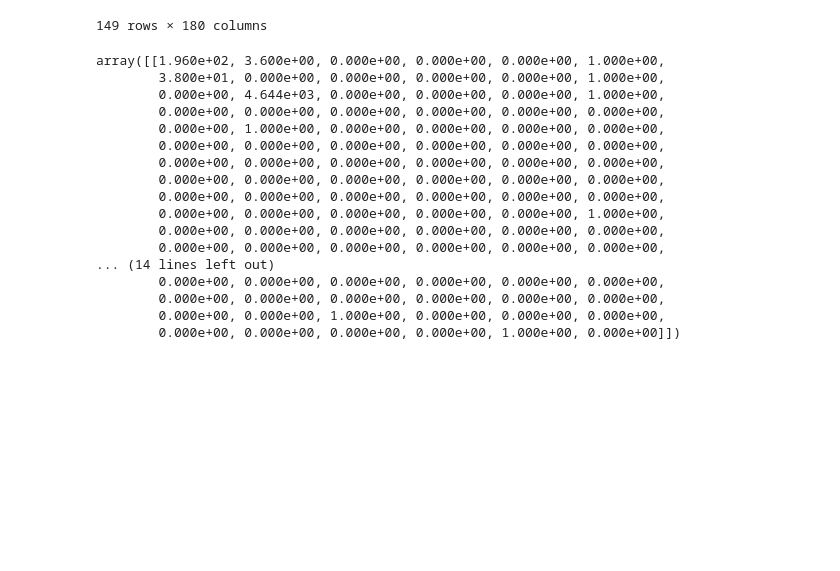
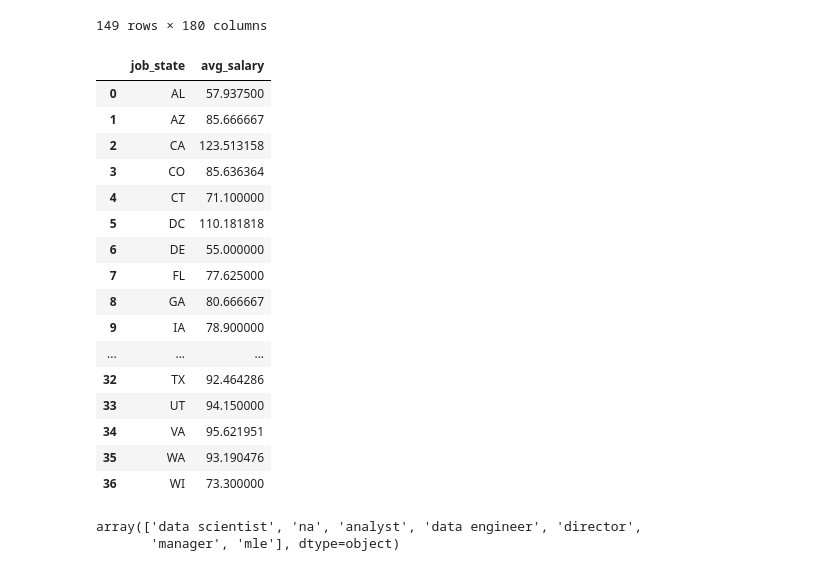
Before and after one commit to Sud-ranjan/dataScience_salaries, a Jupyter notebook: data_exploration.ipynb, the cells around one changed output. Cells and saved outputs as stored; diff of their text form; code cells hidden in the pictures; blank space fills up the shorter version.

```diff
--- a/data_exploration.ipynb
+++ b/data_exploration.ipynb
@@ -344,23 +331,33 @@ test_df
 | 147 | 44 | 4.3 | 0 | 3 | 0 | 1 | 31 | 1 | ... |
 | 148 | 70 | 4.4 | 0 | 0 | 0 | 0 | 9 | 1 | ... |
 149 rows × 180 columns
-# %%
-test_df.iloc[1,:].values.reshape(1,-1)
-# %% [output]
-array([[1.960e+02, 3.600e+00, 0.000e+00, 0.000e+00, 0.000e+00, 1.000e+00,
-        3.800e+01, 0.000e+00, 0.000e+00, 0.000e+00, 0.000e+00, 1.000e+00,
-        0.000e+00, 4.644e+03, 0.000e+00, 0.000e+00, 0.000e+00, 1.000e+00,
-        0.000e+00, 0.000e+00, 0.000e+00, 0.000e+00, 0.000e+00, 0.000e+00,
-        0.000e+00, 1.000e+00, 0.000e+00, 0.000e+00, 0.000e+00, 0.000e+00,
-        0.000e+00, 0.000e+00, 0.000e+00, 0.000e+00, 0.000e+00, 0.000e+00,
-        0.000e+00, 0.000e+00, 0.000e+00, 0.000e+00, 0.000e+00, 0.000e+00,
-        0.000e+00, 0.000e+00, 0.000e+00, 0.000e+00, 0.000e+00, 0.000e+00,
-        0.000e+00, 0.000e+00, 0.000e+00, 0.000e+00, 0.000e+00, 0.000e+00,
-        0.000e+00, 0.000e+00, 0.000e+00, 0.000e+00, 0.000e+00, 1.000e+00,
-        0.000e+00, 0.000e+00, 0.000e+00, 0.000e+00, 0.000e+00, 0.000e+00,
-        0.000e+00, 0.000e+00, 0.000e+00, 0.000e+00, 0.000e+00, 0.000e+00,
-... (14 lines left out)
-        0.000e+00, 0.000e+00, 0.000e+00, 0.000e+00, 0.000e+00, 0.000e+00,
-        0.000e+00, 0.000e+00, 0.000e+00, 0.000e+00, 0.000e+00, 0.000e+00,
-        0.000e+00, 0.000e+00, 1.000e+00, 0.000e+00, 0.000e+00, 0.000e+00,
-        0.000e+00, 0.000e+00, 0.000e+00, 0.000e+00, 1.000e+00, 0.000e+00]])
+# %%
+
+grouped_df = df.groupby('job_state').agg({
+    'avg_salary': 'mean',
+}).reset_index()
+
+grouped_df
+# %% [output]
+|  | job_state | avg_salary |
+| 0 | AL | 57.937500 |
+| 1 | AZ | 85.666667 |
+| 2 | CA | 123.513158 |
+| 3 | CO | 85.636364 |
+| 4 | CT | 71.100000 |
+| 5 | DC | 110.181818 |
+| 6 | DE | 55.000000 |
+| 7 | FL | 77.625000 |
+| 8 | GA | 80.666667 |
+| 9 | IA | 78.900000 |
+| ... | ... | ... |
+| 32 | TX | 92.464286 |
+| 33 | UT | 94.150000 |
+| 34 | VA | 95.621951 |
+| 35 | WA | 93.190476 |
+| 36 | WI | 73.300000 |
+# %%
+df['job_title_simplified'].unique()
+# %% [output]
+array(['data scientist', 'na', 'analyst', 'data engineer', 'director',
+       'manager', 'mle'], dtype=object)
```
Also changed, not shown: parts of 31 cells of this notebook, 5 other files.
